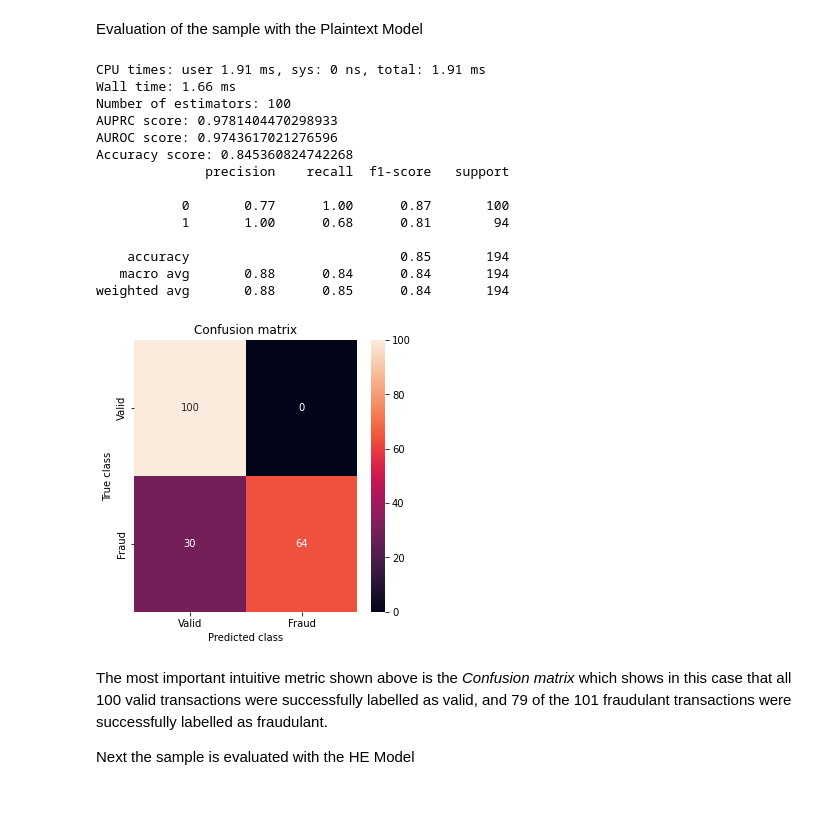
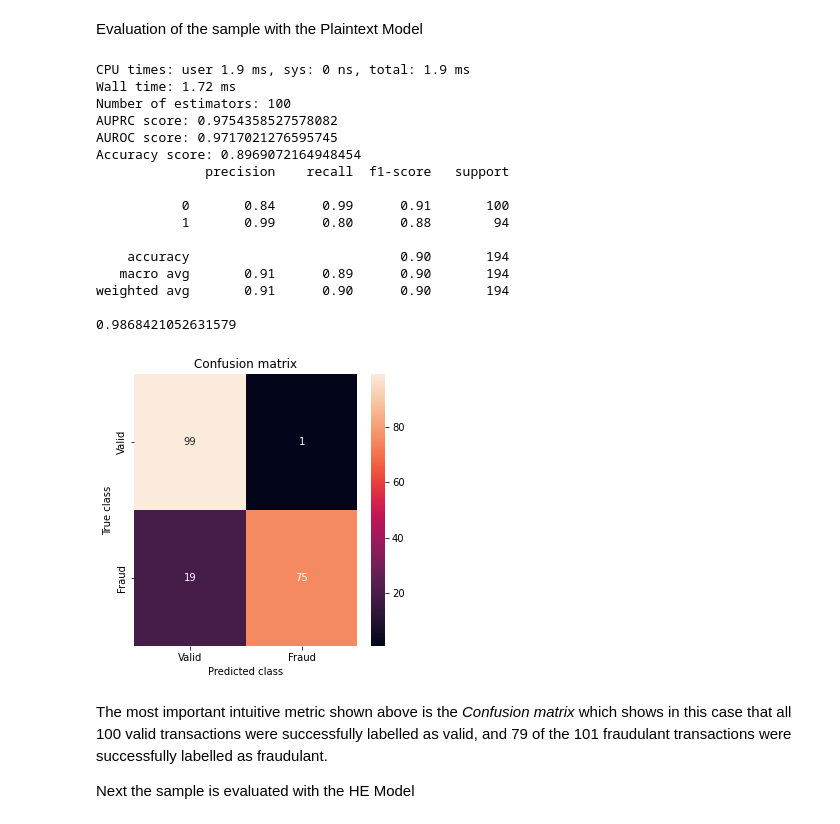
Before and after one commit to davidnugent2425/he-cc-fraud-detection, a Jupyter notebook: src/private-uml-xgboost.ipynb, the cells around one changed output. Cells and saved outputs as stored; diff of their text form; code cells hidden in the pictures.

Commit message:
just needs more training and polishing really

```diff
--- a/src/private-uml-xgboost.ipynb
+++ b/src/private-uml-xgboost.ipynb
@@ -108,6 +155,9 @@ if train:
 # %%
 model_filename = 'xgb-uml-clf-{}.txt'.format(n_estimators)
 if train:
-    pickle.dump(model, open(model_filename, "wb" ))
+#     sweep_id = wandb.sweep(sweep_config, project="cc-he-xgboost")
+#     wandb.agent(sweep_id, train_xgb, count=50)
+    model = train_xgb()
+#     pickle.dump(model, open(model_filename, "wb" ))
 else:
     model = pickle.load(open(model_filename, "rb"))
@@ -115,3 +179,21 @@ else:
 ## Evaluation
 
 To validate that our Plaintext Model and our HE Model output the same values, we will evaluate a small subset of our test set with each network. Evaluating the full test set with our HE Model would take a lot of time, so we can leave the evaluation of the full test set to the Plaintext Model.
+# %%
+from sklearn import metrics
+def evaluate_predictions(preds, truths, threshold=0.5):
+    print('Number of estimators:', n_estimators)
+    print('AUPRC score: {}'.format(metrics.average_precision_score(truths, preds)))
+    print('AUROC score: {}'.format(metrics.roc_auc_score(truths, preds)))
+    preds[preds>=threshold] = 1.0
+    preds[preds<threshold] = 0.0
+    conf_matrix = metrics.confusion_matrix(truths, preds)
+    plt.figure(figsize=(5, 5))
+    labels = ["Valid", "Fraud"]
+    sns.heatmap(conf_matrix, xticklabels=labels, yticklabels=labels, annot=True, fmt="d");
+    plt.title("Confusion matrix")
+    plt.ylabel('True class')
+    plt.xlabel('Predicted class')
+    print('Accuracy score: {}'.format(metrics.accuracy_score(truths, preds)))
+    print(metrics.classification_report(truths, preds))
+    print(metrics.precision_score(truths, preds))
@@ -160,22 +271,5 @@ Wall time: 11.5 ms
 array([<phe.paillier.EncryptedNumber object at 0x...>],
       dtype=object)
-# %%
-from sklearn import metrics
-def evaluate_predictions(preds, truths, n_estimators, threshold=0.5):
-    print('Number of estimators:', n_estimators)
-    print('AUPRC score: {}'.format(metrics.average_precision_score(truths, preds)))
-    print('AUROC score: {}'.format(metrics.roc_auc_score(truths, preds)))
-    preds[preds>=threshold] = 1.0
-    preds[preds<threshold] = 0.0
-    conf_matrix = metrics.confusion_matrix(truths, preds)
-    plt.figure(figsize=(5, 5))
-    labels = ["Valid", "Fraud"]
-    sns.heatmap(conf_matrix, xticklabels=labels, yticklabels=labels, annot=True, fmt="d");
-    plt.title("Confusion matrix")
-    plt.ylabel('True class')
-    plt.xlabel('Predicted class')
-    print('Accuracy score: {}'.format(metrics.accuracy_score(truths, preds)))
-    print(metrics.classification_report(truths, preds))
 # %%
 # We'll take the indices of all the fraudulant transactions in the test set
 fraud_test_idxs = ytest==1
@@ -185,23 +279,25 @@ fraud_test_idxs[:100] = True
 Evaluation of the sample with the Plaintext Model
 # %%
 %time results = model.predict(xgb.DMatrix(xtest[fraud_test_idxs]))
-evaluate_predictions(results, ytest[fraud_test_idxs], n_estimators)
+evaluate_predictions(results, ytest[fraud_test_idxs])
 # %% [output]
-CPU times: user 1.91 ms, sys: 0 ns, total: 1.91 ms
-Wall time: 1.66 ms
+CPU times: user 1.9 ms, sys: 0 ns, total: 1.9 ms
+Wall time: 1.72 ms
 Number of estimators: 100
-AUPRC score: 0.9781404470298933
-AUROC score: 0.9743617021276596
-Accuracy score: 0.845360824742268
+AUPRC score: 0.9754358527578082
+AUROC score: 0.9717021276595745
+Accuracy score: 0.8969072164948454
               precision    recall  f1-score   support
 
-           0       0.77      1.00      0.87       100
-           1       1.00      0.68      0.81        94
+           0       0.84      0.99      0.91       100
+           1       0.99      0.80      0.88        94
 
-    accuracy                           0.85       194
-   macro avg       0.88      0.84      0.84       194
-weighted avg       0.88      0.85      0.84       194
+    accuracy                           0.90       194
+   macro avg       0.91      0.89      0.90       194
+weighted avg       0.91      0.90      0.90       194
+
+0.9868421052631579
-[figure, old version]
+[figure, new version]
 # %% [markdown]
 The most important intuitive metric shown above is the *Confusion matrix* which shows in this case that all 100 valid transactions were successfully labelled as valid, and 79 of the 101 fraudulant transactions were successfully labelled as fraudulant.
 
```
Also changed, not shown: parts of 14 cells of this notebook, 18 other files.
